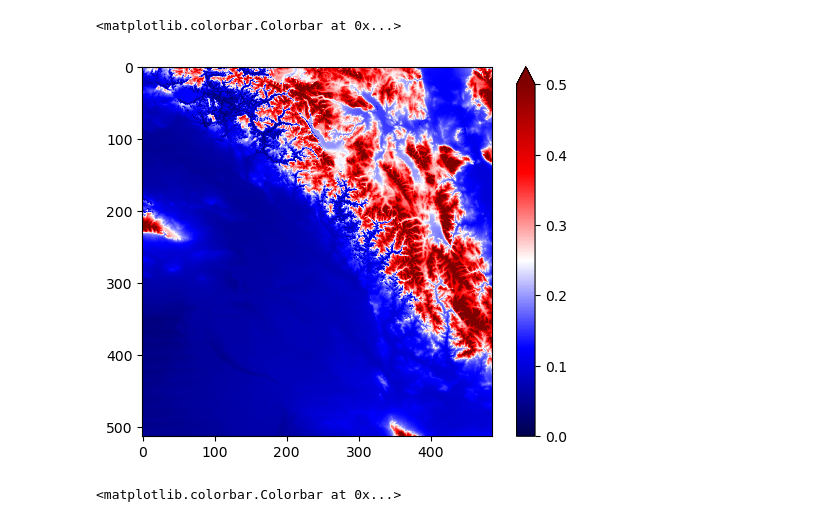
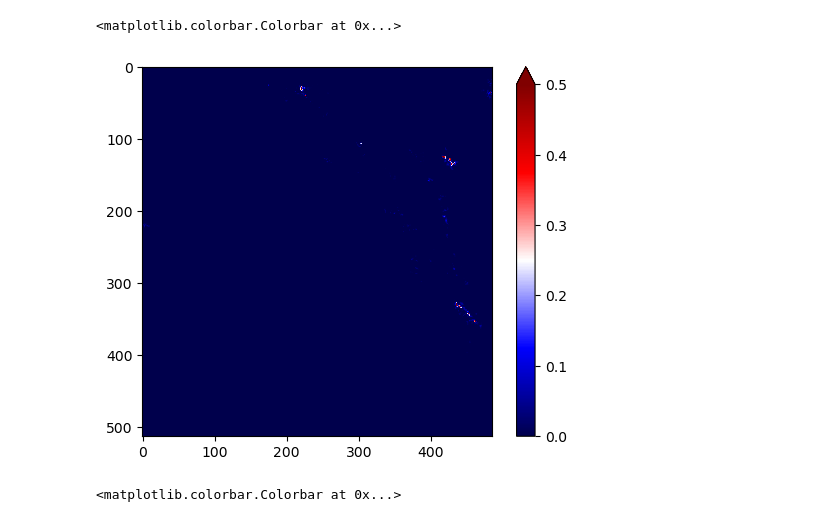
Before and after one commit to wk1984/Parallel-SnowModel-1.0, a Jupyter notebook: Read_SnowModel_Parallel.ipynb, the cells around one changed output. Cells and saved outputs as stored; diff of their text form; code cells hidden in the pictures.

```diff
--- a/Read_SnowModel_Parallel.ipynb
+++ b/Read_SnowModel_Parallel.ipynb
@@ -58,13 +59,13 @@ def load_gdat_files(rank_list, ncols=10, nrows = 10, ntime=365,
 # %%
 data = load_gdat_files(np.arange(10), ncols=485, nrows=513, ntime=365,
                        path=workplace+'outputs/wo_assim/',
-                       varname='snod')
+                       varname='snod', combine_all=True)
 # %%
-plt.imshow(np.flipud(data[190,:,:]),vmin=0, vmax=0.50, cmap = 'seismic')
+plt.imshow(np.flipud(data[364,:,:]),vmin=0, vmax=0.50, cmap = 'seismic')
 plt.colorbar(extend = 'max')
 # %% [output]
 <matplotlib.colorbar.Colorbar at 0x...>
-[figure, old version]
+[figure, new version]
 # %%
 data = load_gdat_files(np.arange(10), ncols=485, nrows=513, ntime=365,
                        path=workplace+'outputs/wo_assim/',
```
Also changed, not shown: parts of 6 cells of this notebook.
